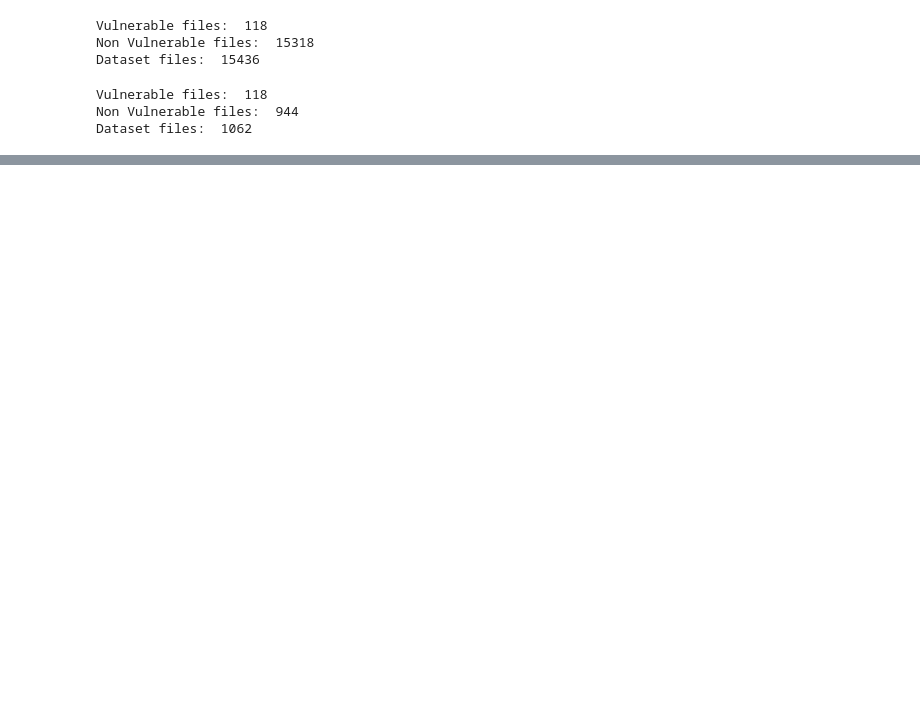
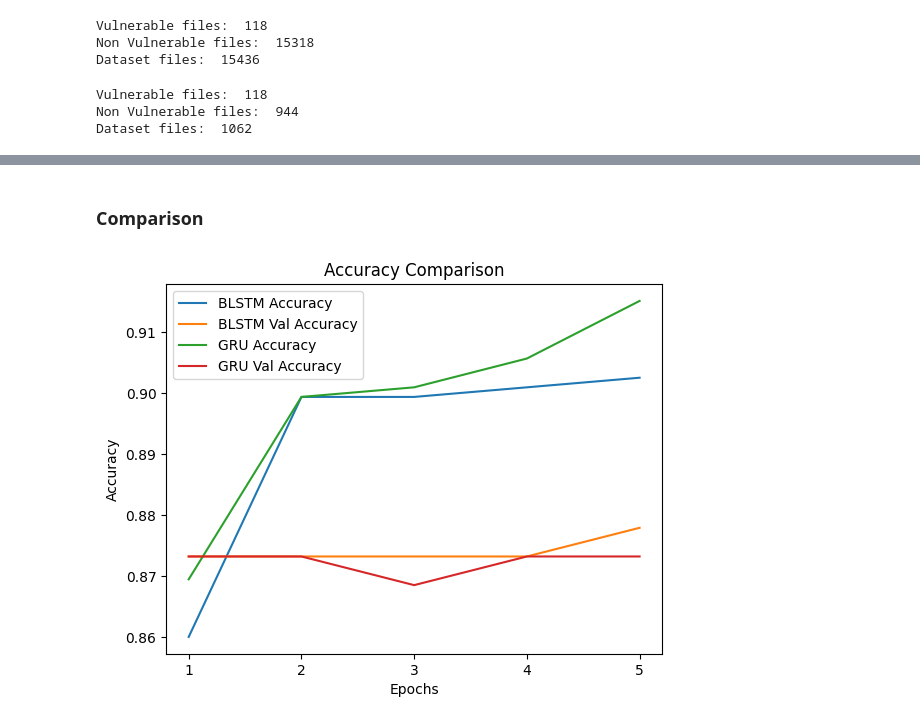
Before and after one commit to emanuelebrizzi/bootcamp, a Jupyter notebook: code_vulnerability_detection.ipynb, the cells around one changed output, grey strips where cells are left out. Cells and saved outputs as stored; diff of their text form; code cells hidden in the pictures; blank space fills up the shorter version.

```diff
--- a/code_vulnerability_detection.ipynb
+++ b/code_vulnerability_detection.ipynb
@@ -464,0 +268,22 @@ With K-Fold
+# %%
+# GRU Model Creation
+gru_model = Sequential([
+    Embedding(input_dim=len(word_index) + 1, output_dim=embedding_dim, input_length=max_length),
+    GRU(32, return_sequences=False, dropout=0.3, recurrent_dropout=0.1),
+    Dense(1, activation='sigmoid')
+])
+
+gru_model.compile(optimizer='adam', loss='binary_crossentropy', metrics=['accuracy'])
+
+# Train GRU model
+print("Training GRU Model...")
+gru_history = gru_model.fit(X_train, y_train, epochs=epochs, batch_size=batch_size, validation_data=(X_val, y_val))
+
+# Evaluate GRU model
+gru_loss, gru_accuracy = gru_model.evaluate(X_test, y_test)
+print(f"GRU Test Loss: {gru_loss}")
+print(f"GRU Test Accuracy: {gru_accuracy}")
+
+# Predict using GRU model
+gru_predictions = gru_model.predict(X_test)
+gru_y_pred = (gru_predictions > 0.5).astype(int)
@@ -464,0 +306,2 @@ With K-Fold
+# %% [markdown]
+### Comparison
@@ -464,0 +310,14 @@ With K-Fold
+# %%
+# Accuracy comparison
+plt.plot(blstm_history.history['accuracy'], label='BLSTM Accuracy')
+plt.plot(blstm_history.history['val_accuracy'], label='BLSTM Val Accuracy')
+plt.plot(gru_history.history['accuracy'], label='GRU Accuracy')
+plt.plot(gru_history.history['val_accuracy'], label='GRU Val Accuracy')
+plt.title('Accuracy Comparison')
+plt.xlabel('Epochs')
+plt.ylabel('Accuracy')
+plt.xticks(ticks=range(0, epochs), labels=range(1, epochs + 1))
+plt.legend()
+plt.show()
+# %% [output]
+[figure, added]
```
Also changed, not shown: parts of 49 cells of this notebook.
